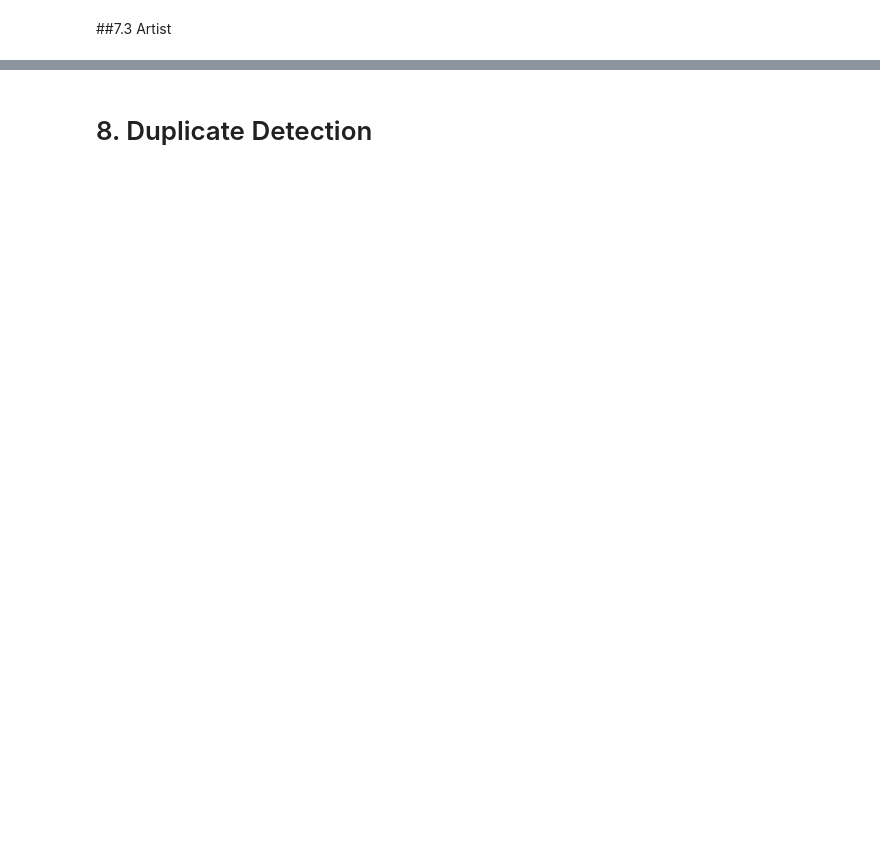
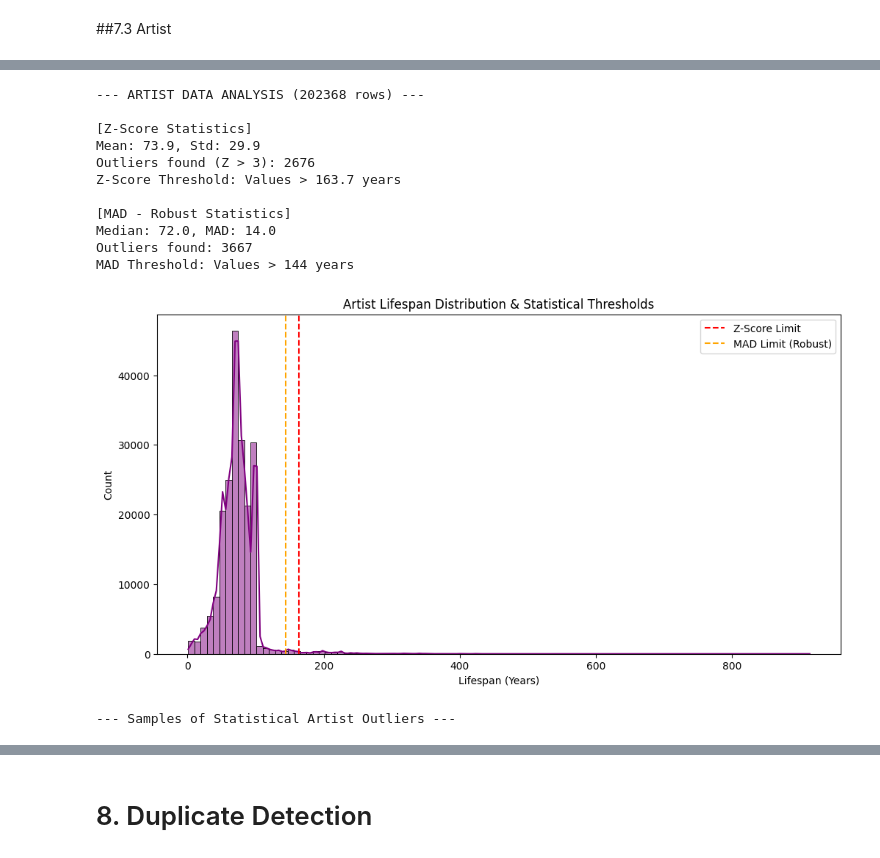
Before and after one commit to MoeinDSP/Data-and-Information-Quality, a Jupyter notebook: DIQ.ipynb, the cells around one changed output, grey strips where cells are left out. Drawn from its saved outputs; the diff is of its cells as text; code cells hidden in the pictures; blank space fills up the shorter version.

```diff
--- a/DIQ.ipynb
+++ b/DIQ.ipynb
@@ -2632,0 +2395,78 @@ Success! Saved single clean file: 'museum_data_final_unified.parquet'
+# %%
+# 1. PREPARATION
+# We use the dataframe from the previous step
+# Ensure columns are numeric and drop rows with missing artist dates for this analysis
+df_clean['Artist Begin Date'] = pd.to_numeric(df_clean['Artist Begin Date'], errors='coerce')
+df_clean['Artist End Date'] = pd.to_numeric(df_clean['Artist End Date'], errors='coerce')
+
+df_art = df_clean.dropna(subset=['Artist Begin Date', 'Artist End Date']).copy()
+df_art['Artist Begin Date'] = df_art['Artist Begin Date'].astype(int)
+df_art['Artist End Date'] = df_art['Artist End Date'].astype(int)
+
+# Calculate Lifespan: the core variable for biological outlier detection
+df_art['Lifespan'] = df_art['Artist End Date'] - df_art['Artist Begin Date']
+
+# Filter out 0-year lifespans to avoid distorting the distribution
+data_to_test = df_art[df_art['Lifespan'] > 0]['Lifespan']
+
+print(f"--- ARTIST DATA ANALYSIS ({len(data_to_test)} rows) ---")
+
+# 2. METHOD A: Z-SCORE (Slide Page 8)
+# Identifies how many standard deviations a point is from the mean [cite: 103]
+mean_val = np.mean(data_to_test)
+std_val = np.std(data_to_test)
+z_scores = np.abs((data_to_test - mean_val) / std_val)
+outliers_z = data_to_test[z_scores > 3]
+
+print(f"\n[Z-Score Statistics]")
+print(f"Mean: {mean_val:.1f}, Std: {std_val:.1f}")
+print(f"Outliers found (Z > 3): {len(outliers_z)}")
+if len(outliers_z) > 0:
+    print(f"Z-Score Threshold: Values > {mean_val + 3*std_val:.1f} years")
+
+# 3. METHOD B: MAD / ROBUST STATISTIC (Slide Page 9)
+# Uses Median and Median Absolute Deviation to avoid the 'Masking Effect' [cite: 115, 118]
+median_val = np.median(data_to_test)
+abs_deviation = np.abs(data_to_test - median_val)
+mad_val = np.median(abs_deviation)
+
+# Modified Z-Score (standard threshold is 3.5 for MAD-based detection)
+modified_z = 0.6745 * abs_deviation / mad_val
+outliers_mad = data_to_test[modified_z > 3.5]
+
+print(f"\n[MAD - Robust Statistics]")
+print(f"Median: {median_val:.1f}, MAD: {mad_val:.1f}")
+print(f"Outliers found: {len(outliers_mad)}")
+if len(outliers_mad) > 0:
+    mad_threshold = data_to_test[modified_z <= 3.5].max()
+    print(f"MAD Threshold: Values > {mad_threshold} years")
+
+# 4. VISUALIZATION (Slide Page 12)
+# Equi-width histograms help identify outliers in low-probability regions [cite: 172]
+plt.figure(figsize=(12, 6))
+sns.histplot(data_to_test, bins=100, kde=True, color='purple')
+plt.axvline(mean_val + 3*std_val, color='red', linestyle='--', label='Z-Score Limit')
+if len(outliers_mad) > 0:
+    plt.axvline(mad_threshold, color='orange', linestyle='--', label='MAD Limit (Robust)')
+plt.title('Artist Lifespan Distribution & Statistical Thresholds')
+plt.xlabel('Lifespan (Years)')
+plt.legend()
+plt.show()
+
+# 5. PREVIEW OUTLIERS
+print("\n--- Samples of Statistical Artist Outliers ---")
+df_art.loc[outliers_mad.index, ['Artist Alpha Sort', 'Artist Begin Date', 'Artist End Date', 'Lifespan']].head(10)
+# %% [output]
+--- ARTIST DATA ANALYSIS (202368 rows) ---
+
+[Z-Score Statistics]
+Mean: 73.9, Std: 29.9
+Outliers found (Z > 3): 2676
+Z-Score Threshold: Values > 163.7 years
+
+[MAD - Robust Statistics]
+Median: 72.0, MAD: 14.0
+Outliers found: 3667
+MAD Threshold: Values > 144 years
+[figure, added]
+--- Samples of Statistical Artist Outliers ---
```
Also changed, not shown: parts of 43 cells of this notebook, 4 other files.
